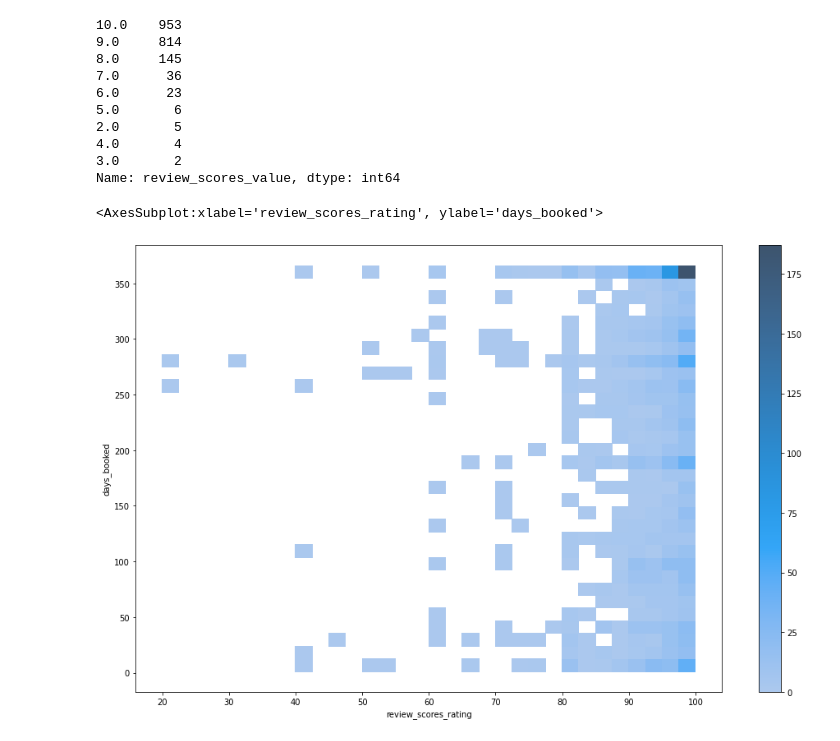
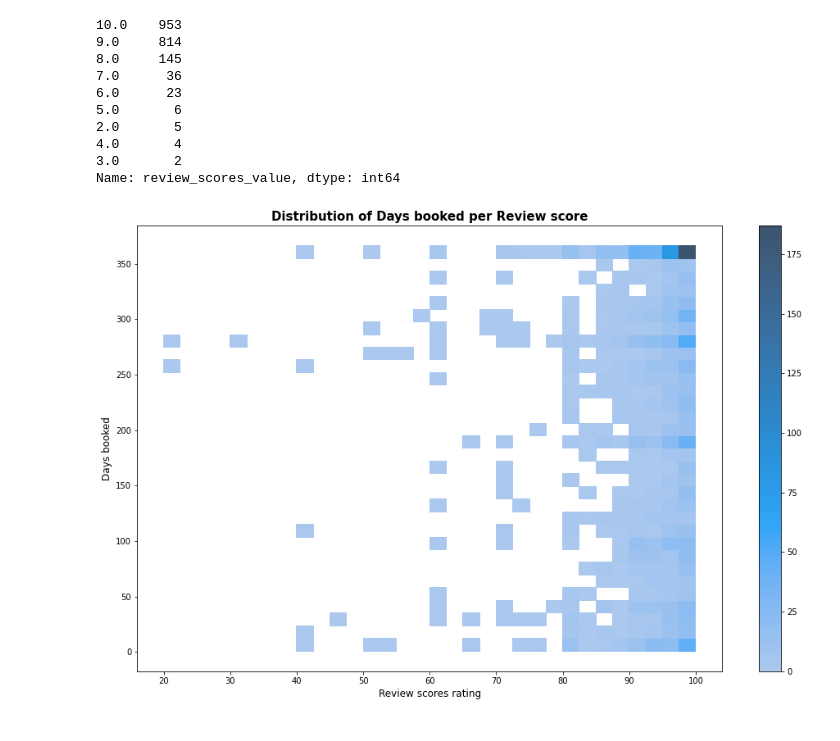
Before and after one commit to GuiOli91/Airbnb_2021Boston, a Jupyter notebook: Airbnb_Exploratory.ipynb, the cells around one changed output. Cells and saved outputs as stored; diff of their text form; code cells hidden in the pictures.

```diff
--- a/Airbnb_Exploratory.ipynb
+++ b/Airbnb_Exploratory.ipynb
@@ -224,4 +225,6 @@ host_listing.sort_values('count_Listings_Boston', ascending=False).head(15)
 | 21184200 | 57.0 | False | 26 |
 | 285344759 | 25.0 | False | 25 |
 | 16186589 | 25.0 | True | 25 |
+# %%
+plt.rc('axes', titlesize = 15, titleweight = 'bold', labelsize = 12)
 # %%
@@ -439,8 +470,11 @@ listing_analysis['review_scores_value'].value_counts()
 Name: review_scores_value, dtype: int64
 # %%
 plt.figure(figsize=(16,10))
+plt.title("Distribution of Days booked per Review score")
+plt.xlabel("Review scores rating")
+plt.ylabel("Days booked")
 sns.histplot(data = listing_analysis, x = 'review_scores_rating', y = 'days_booked',
              bins=32, cbar=True)
+plt.savefig(fname = "Images/fig8")
 # %% [output]
-<AxesSubplot:xlabel='review_scores_rating', ylabel='days_booked'>
-[figure, old version]
+[figure, new version]
```
Also changed, not shown: parts of 15 cells of this notebook.
